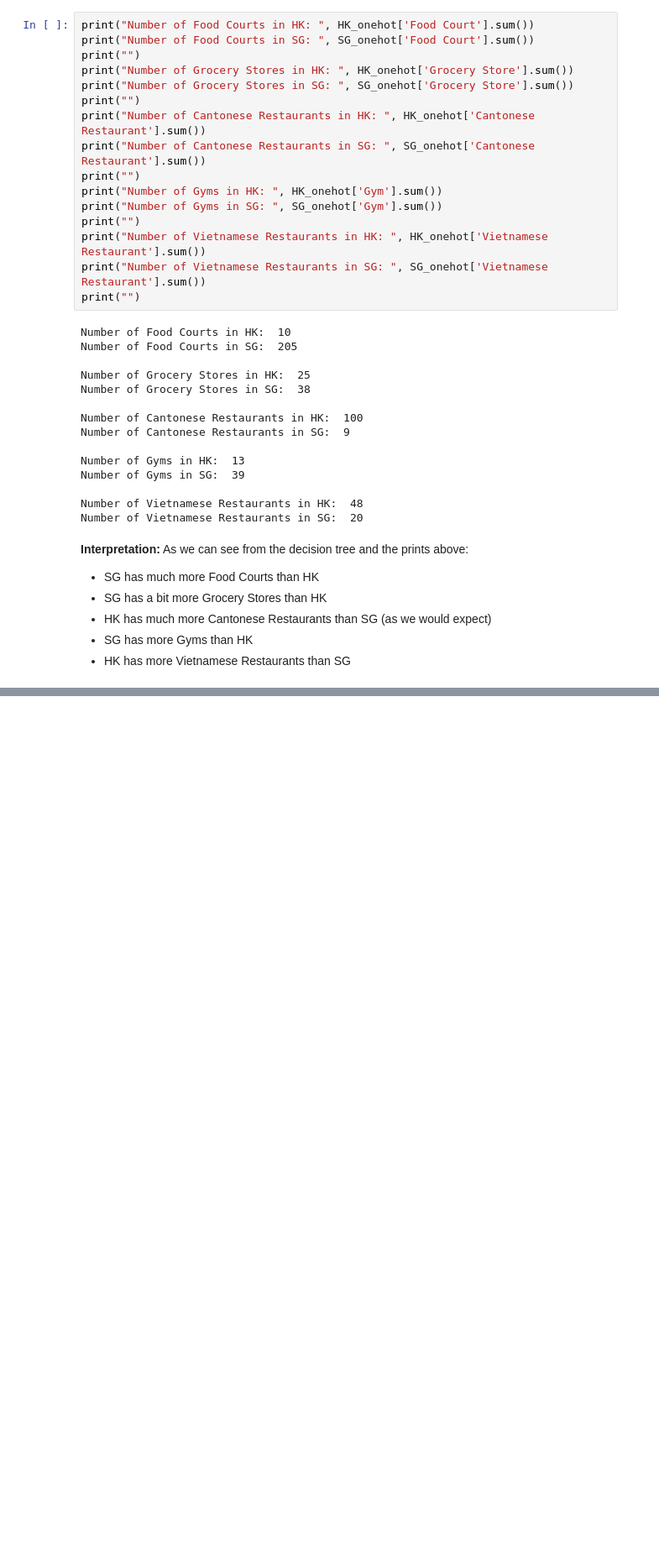
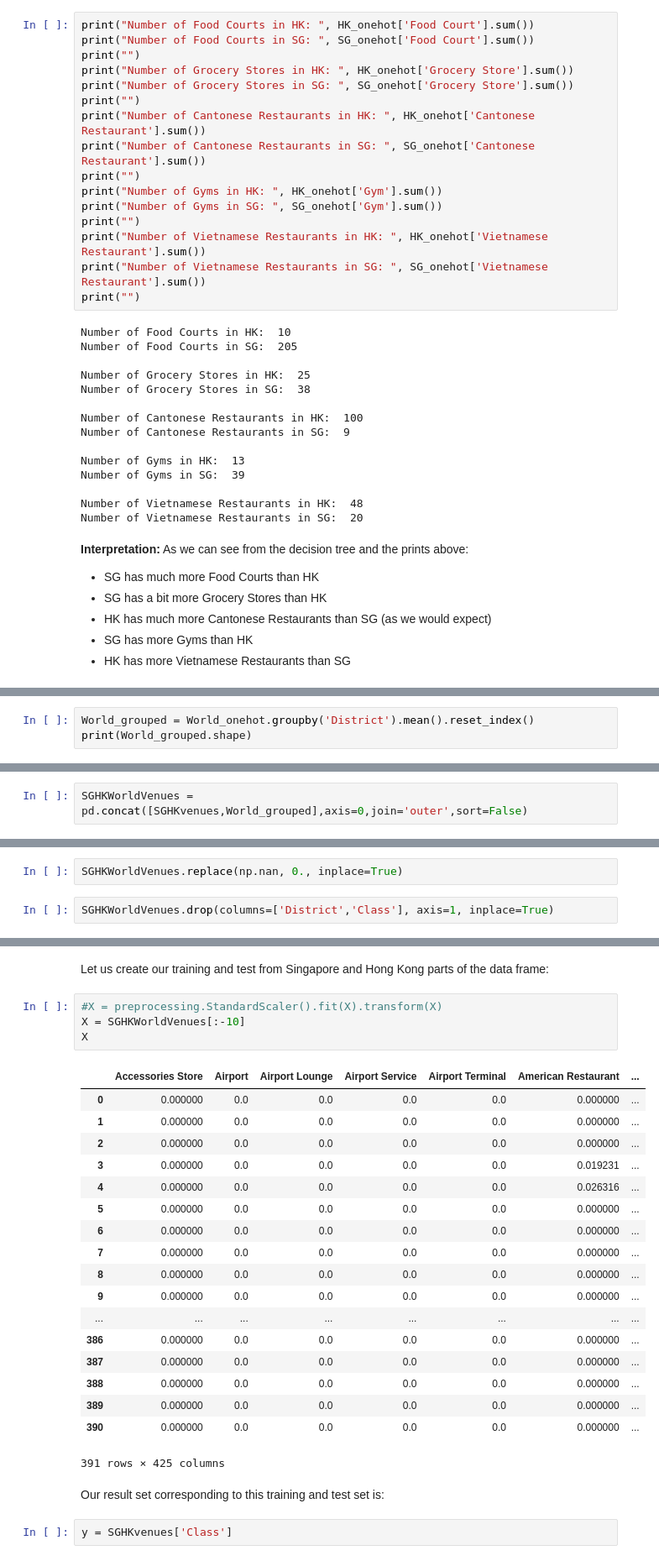
Before and after one commit to FabienNugier/Coursera_Capstone, a Jupyter notebook: IBM-DATASCIENCE-FinalProject(Weeks4-5)_Singapore_HK_Comparison.ipynb, the cells around one changed output, grey strips where cells are left out. Shown at 84% size. Drawn from its saved outputs; the diff is of its cells as text; blank space fills up the shorter version.

```diff
--- a/IBM-DATASCIENCE-FinalProject(Weeks4-5)_Singapore_HK_Comparison.ipynb
+++ b/IBM-DATASCIENCE-FinalProject(Weeks4-5)_Singapore_HK_Comparison.ipynb
@@ -3117,0 +3296,3 @@ SyntaxError: invalid syntax (<ipython-input-237-ab8bcc0954f4>, line 1)
+# %%
+World_grouped = World_onehot.groupby('District').mean().reset_index()
+print(World_grouped.shape)
@@ -3117,0 +3342,2 @@ SyntaxError: invalid syntax (<ipython-input-237-ab8bcc0954f4>, line 1)
+# %%
+SGHKWorldVenues = pd.concat([SGHKvenues,World_grouped],axis=0,join='outer',sort=False)
@@ -3117,0 +3374,4 @@ SyntaxError: invalid syntax (<ipython-input-237-ab8bcc0954f4>, line 1)
+# %%
+SGHKWorldVenues.replace(np.nan, 0., inplace=True)
+# %%
+SGHKWorldVenues.drop(columns=['District','Class'], axis=1, inplace=True)
@@ -3117,0 +3415,29 @@ SyntaxError: invalid syntax (<ipython-input-237-ab8bcc0954f4>, line 1)
+# %% [markdown]
+Let us create our training and test from Singapore and Hong Kong parts of the data frame:
+# %%
+#X = preprocessing.StandardScaler().fit(X).transform(X)
+X = SGHKWorldVenues[:-10]
+X
+# %% [output]
+|  | Accessories Store | Airport | Airport Lounge | Airport Service | Airport Terminal | American Restaurant | ... |
+| 0 | 0.000000 | 0.0 | 0.0 | 0.0 | 0.0 | 0.000000 | ... |
+| 1 | 0.000000 | 0.0 | 0.0 | 0.0 | 0.0 | 0.000000 | ... |
+| 2 | 0.000000 | 0.0 | 0.0 | 0.0 | 0.0 | 0.000000 | ... |
+| 3 | 0.000000 | 0.0 | 0.0 | 0.0 | 0.0 | 0.019231 | ... |
+| 4 | 0.000000 | 0.0 | 0.0 | 0.0 | 0.0 | 0.026316 | ... |
+| 5 | 0.000000 | 0.0 | 0.0 | 0.0 | 0.0 | 0.000000 | ... |
+| 6 | 0.000000 | 0.0 | 0.0 | 0.0 | 0.0 | 0.000000 | ... |
+| 7 | 0.000000 | 0.0 | 0.0 | 0.0 | 0.0 | 0.000000 | ... |
+| 8 | 0.000000 | 0.0 | 0.0 | 0.0 | 0.0 | 0.000000 | ... |
+| 9 | 0.000000 | 0.0 | 0.0 | 0.0 | 0.0 | 0.000000 | ... |
+| ... | ... | ... | ... | ... | ... | ... | ... |
+| 386 | 0.000000 | 0.0 | 0.0 | 0.0 | 0.0 | 0.000000 | ... |
+| 387 | 0.000000 | 0.0 | 0.0 | 0.0 | 0.0 | 0.000000 | ... |
+| 388 | 0.000000 | 0.0 | 0.0 | 0.0 | 0.0 | 0.000000 | ... |
+| 389 | 0.000000 | 0.0 | 0.0 | 0.0 | 0.0 | 0.000000 | ... |
+| 390 | 0.000000 | 0.0 | 0.0 | 0.0 | 0.0 | 0.000000 | ... |
+391 rows × 425 columns
+# %% [markdown]
+Our result set corresponding to this training and test set is:
+# %%
+y = SGHKvenues['Class']
```
Also changed, not shown: parts of 74 cells of this notebook.
